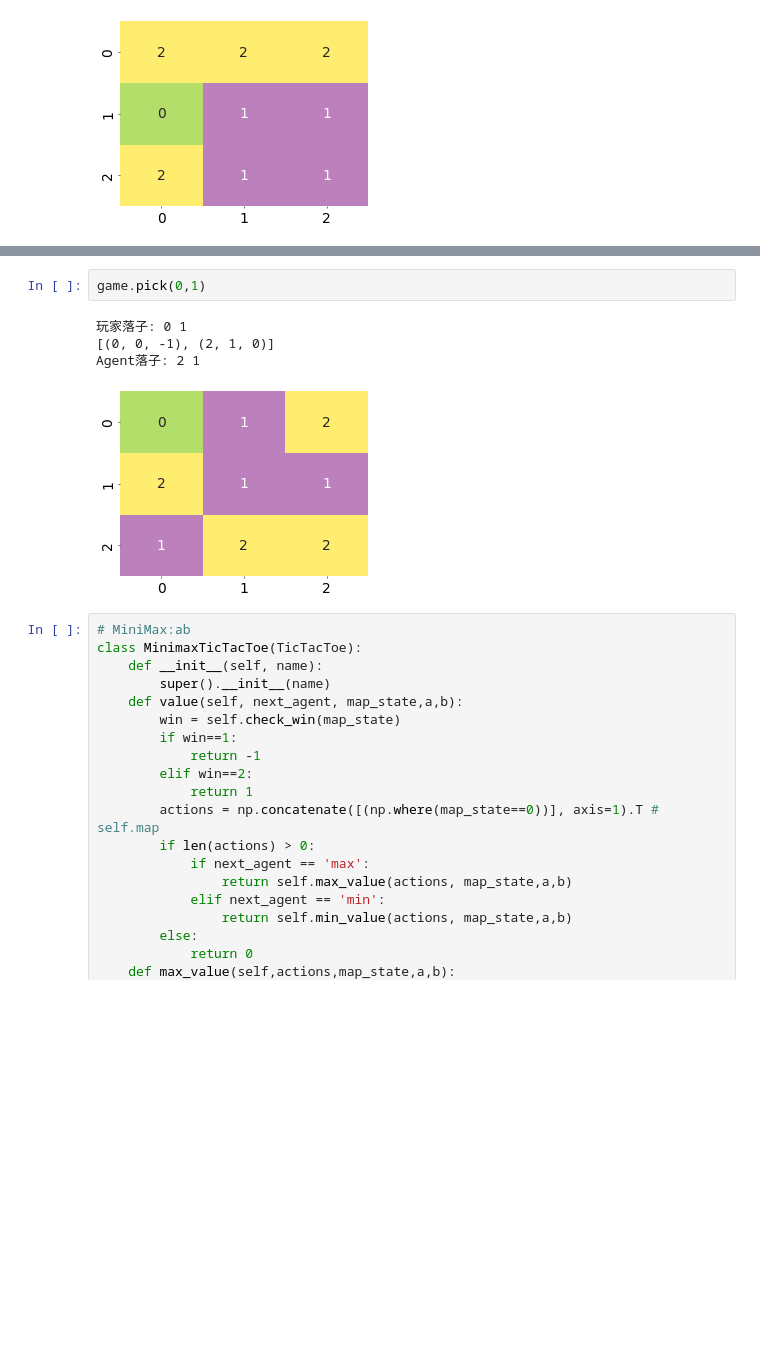
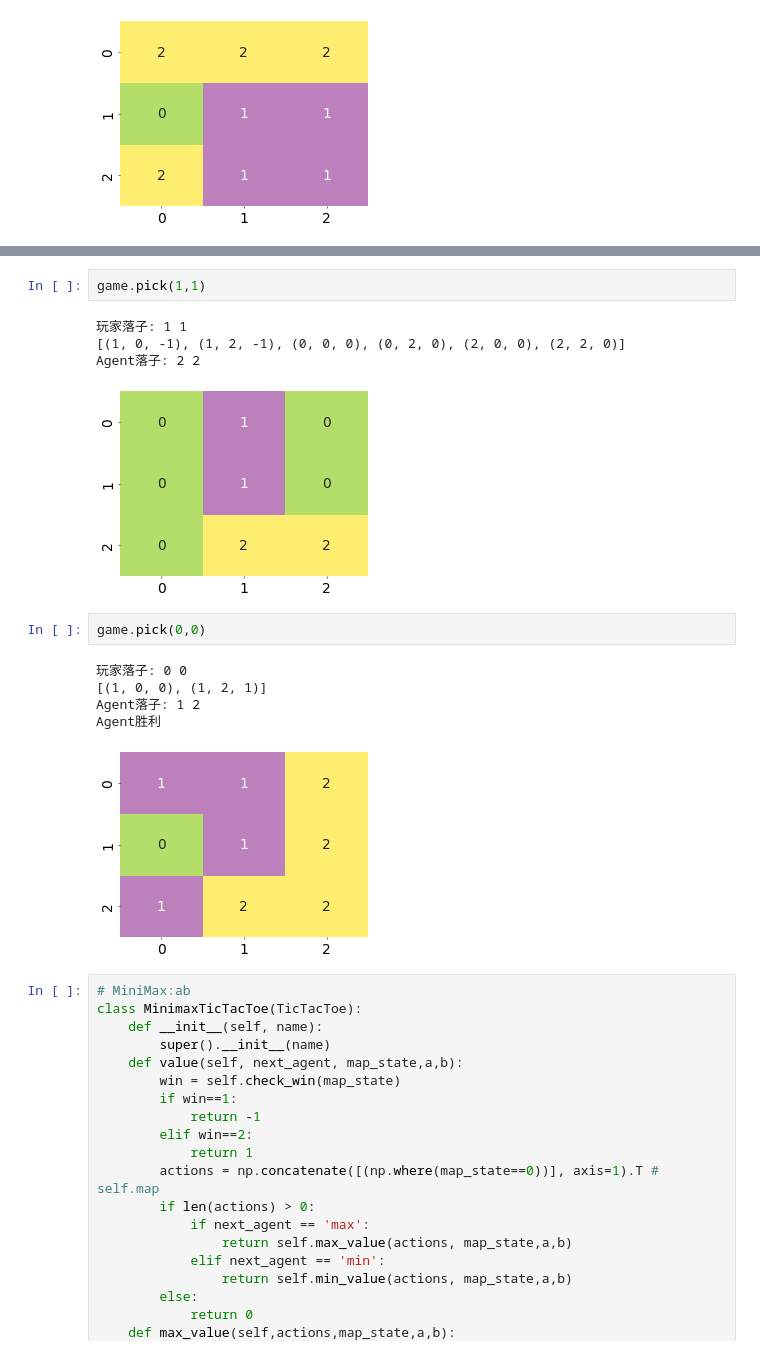
Before and after one commit to wangyaomail/ai-lesson, a Jupyter notebook: 4.a.超越搜索.对抗搜索.井字游戏.ipynb, the cells around one changed output, grey strips where cells are left out. Cells and saved outputs as stored; diff of their text form; blank space fills up the shorter version.

```diff
--- a/4.a.超越搜索.对抗搜索.井字游戏.ipynb
+++ b/4.a.超越搜索.对抗搜索.井字游戏.ipynb
@@ -176,10 +176,18 @@ Agent落子: 2 2
 # %%
-game.pick(0,1)
+game.pick(1,1)
 # %% [output]
-玩家落子: 0 1
-[(0, 0, -1), (2, 1, 0)]
-Agent落子: 2 1
+玩家落子: 1 1
+[(1, 0, -1), (1, 2, -1), (0, 0, 0), (0, 2, 0), (2, 0, 0), (2, 2, 0)]
+Agent落子: 2 2
-[figure, old version]
+[figure, new version]
+# %%
+game.pick(0,0)
+# %% [output]
+玩家落子: 0 0
+[(1, 0, 0), (1, 2, 1)]
+Agent落子: 1 2
+Agent胜利
+[figure, added]
 # %%
 # MiniMax:ab
 class MinimaxTicTacToe(TicTacToe):
```
Also changed, not shown: parts of 2 cells of this notebook, 3 other files.
